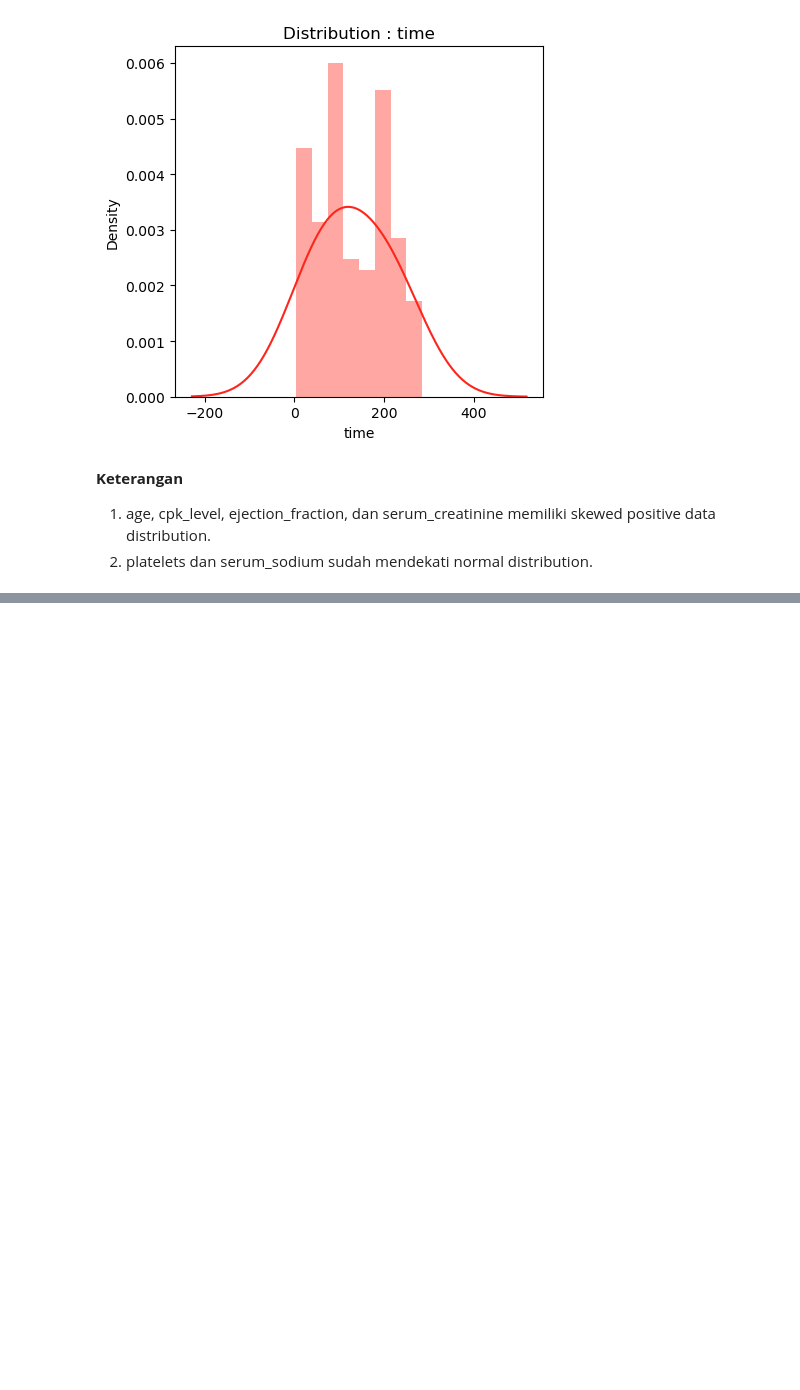
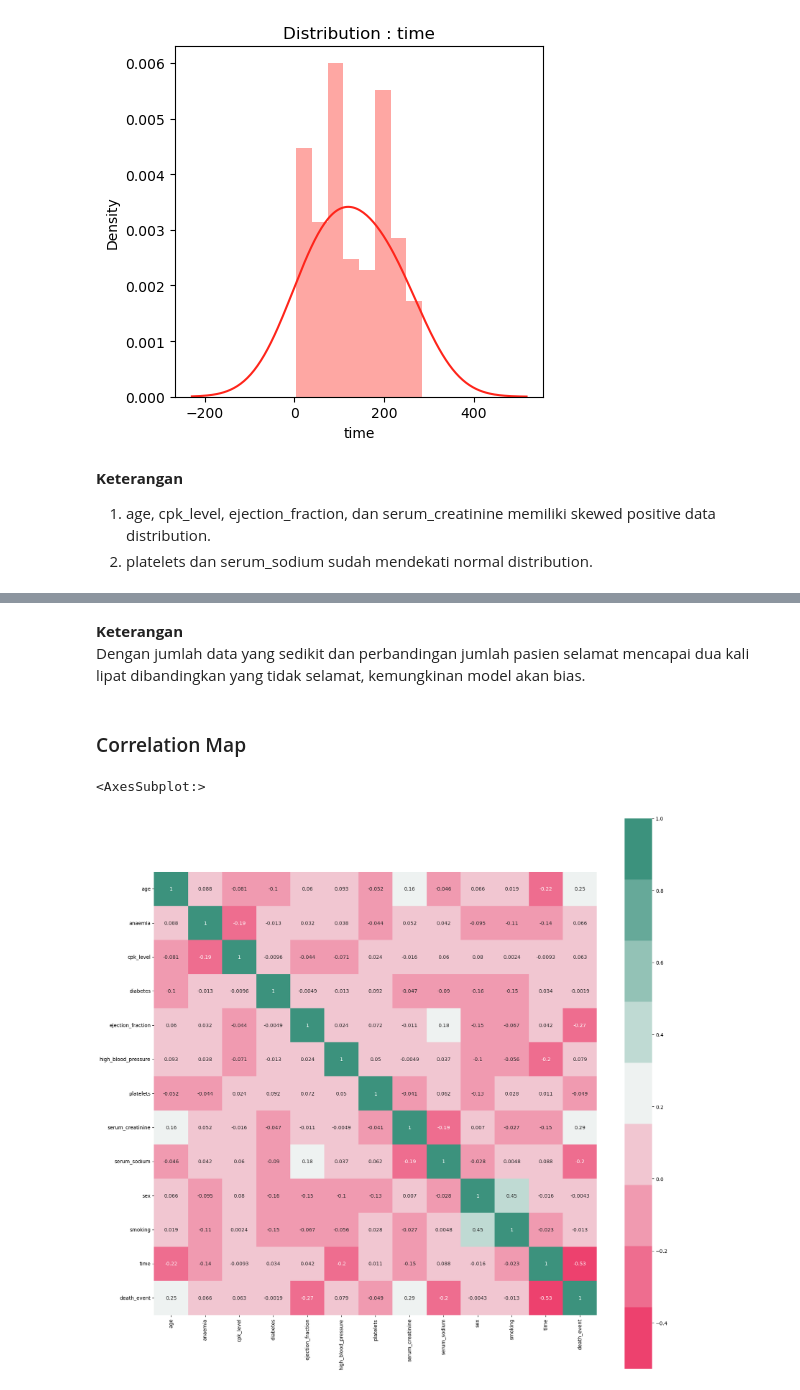
Before and after one commit to qarisp/H8_PYTN-KS08-019, a Jupyter notebook: FinalProject/FinalProject3/Notebook/PYTN_KampusMerdeka_fp3_Qaris Ardian Pratama.ipynb, the cells around one changed output, grey strips where cells are left out. Saved outputs shown, nothing was run; the diff lists cells and outputs as text; code cells hidden in the pictures; blank space fills up the shorter version.

```diff
--- a/FinalProject/FinalProject3/Notebook/PYTN_KampusMerdeka_fp3_Qaris Ardian Pratama.ipynb
+++ b/FinalProject/FinalProject3/Notebook/PYTN_KampusMerdeka_fp3_Qaris Ardian Pratama.ipynb
@@ -220,0 +244,14 @@ Text(0.5, 1.0, 'Distribution : time')
+# %% [markdown]
+**Keterangan**
+<br>
+Dengan jumlah data yang sedikit dan perbandingan jumlah pasien selamat mencapai dua kali lipat dibandingkan yang tidak selamat, kemungkinan model akan bias.
+# %% [markdown]
+### Correlation Map
+# %%
+cmap = sns.diverging_palette(2, 165, s=80, l=55, n=9)
+corrmat = df1.corr()
+plt.subplots(figsize=(20,20))
+sns.heatmap(corrmat,cmap= cmap,annot=True, square=True)
+# %% [output]
+<AxesSubplot:>
+[figure, added]
```
Also changed, not shown: parts of 22 cells of this notebook.
